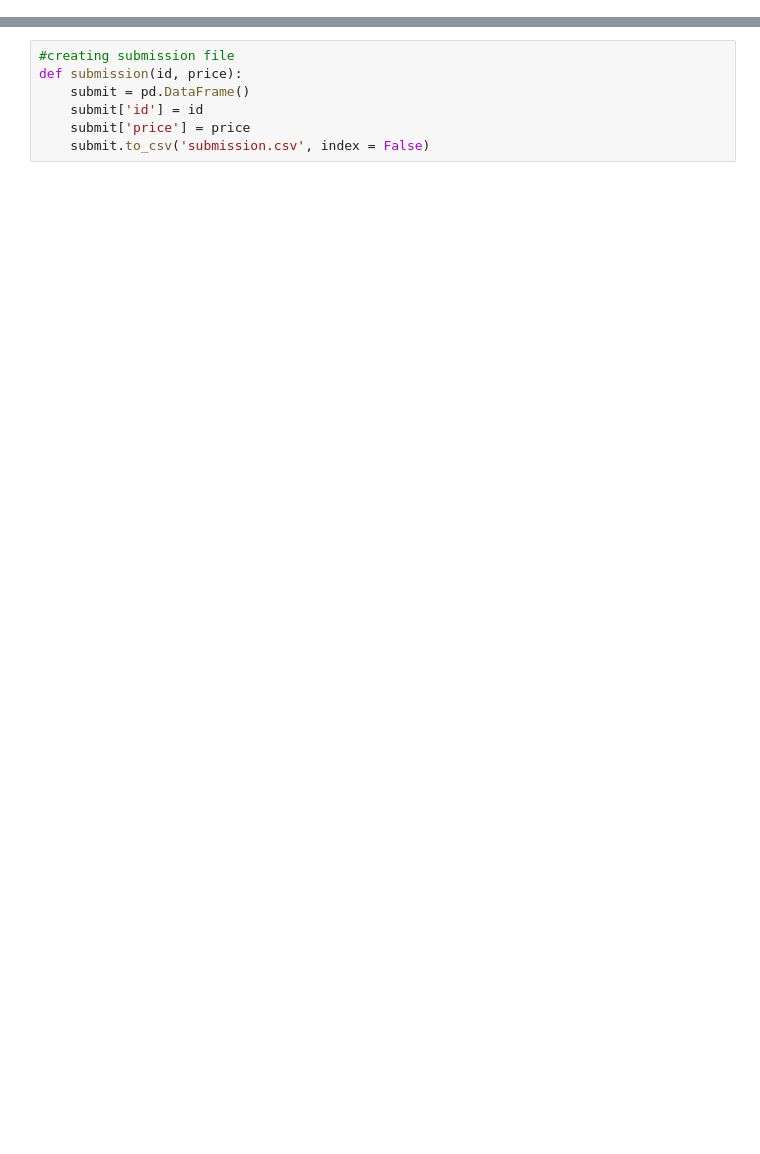
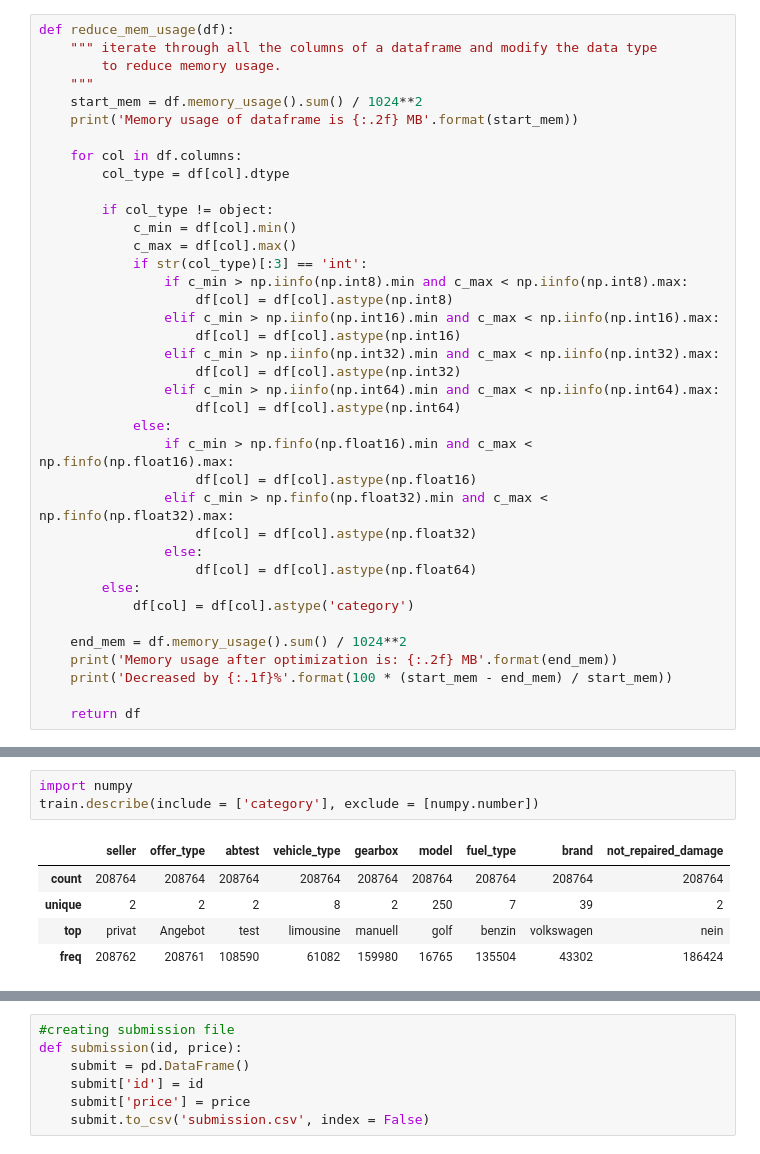
Before and after one commit to Vasan-th/Summer-School-2022, a Jupyter notebook: car-price-prediction.ipynb, the cells around one changed output, grey strips where cells are left out. Cells and saved outputs as stored; diff of their text form; blank space fills up the shorter version.

```diff
--- a/car-price-prediction.ipynb
+++ b/car-price-prediction.ipynb
@@ -216,0 +41,38 @@ array([[-179532.38  ],
+# %%
+def reduce_mem_usage(df):
+    """ iterate through all the columns of a dataframe and modify the data type
+        to reduce memory usage.
+    """
+    start_mem = df.memory_usage().sum() / 1024**2
+    print('Memory usage of dataframe is {:.2f} MB'.format(start_mem))
+
+    for col in df.columns:
+        col_type = df[col].dtype
+
+        if col_type != object:
+            c_min = df[col].min()
+            c_max = df[col].max()
+            if str(col_type)[:3] == 'int':
+                if c_min > np.iinfo(np.int8).min and c_max < np.iinfo(np.int8).max:
+                    df[col] = df[col].astype(np.int8)
+                elif c_min > np.iinfo(np.int16).min and c_max < np.iinfo(np.int16).max:
+                    df[col] = df[col].astype(np.int16)
+                elif c_min > np.iinfo(np.int32).min and c_max < np.iinfo(np.int32).max:
+                    df[col] = df[col].astype(np.int32)
+                elif c_min > np.iinfo(np.int64).min and c_max < np.iinfo(np.int64).max:
+                    df[col] = df[col].astype(np.int64)
+            else:
+                if c_min > np.finfo(np.float16).min and c_max < np.finfo(np.float16).max:
+                    df[col] = df[col].astype(np.float16)
+                elif c_min > np.finfo(np.float32).min and c_max < np.finfo(np.float32).max:
+                    df[col] = df[col].astype(np.float32)
+                else:
+                    df[col] = df[col].astype(np.float64)
+        else:
+            df[col] = df[col].astype('category')
+
+    end_mem = df.memory_usage().sum() / 1024**2
+    print('Memory usage after optimization is: {:.2f} MB'.format(end_mem))
+    print('Decreased by {:.1f}%'.format(100 * (start_mem - end_mem) / start_mem))
+
+    return df
@@ -216,0 +188,9 @@ array([[-179532.38  ],
+# %%
+import numpy
+train.describe(include = ['category'], exclude = [numpy.number])
+# %% [output]
+|  | seller | offer_type | abtest | vehicle_type | gearbox | model | fuel_type | brand | not_repaired_damage |
+| count | 208764 | 208764 | 208764 | 208764 | 208764 | 208764 | 208764 | 208764 | 208764 |
+| unique | 2 | 2 | 2 | 8 | 2 | 250 | 7 | 39 | 2 |
+| top | privat | Angebot | test | limousine | manuell | golf | benzin | volkswagen | nein |
+| freq | 208762 | 208761 | 108590 | 61082 | 159980 | 16765 | 135504 | 43302 | 186424 |
```
Also changed, not shown: parts of 42 cells of this notebook.
